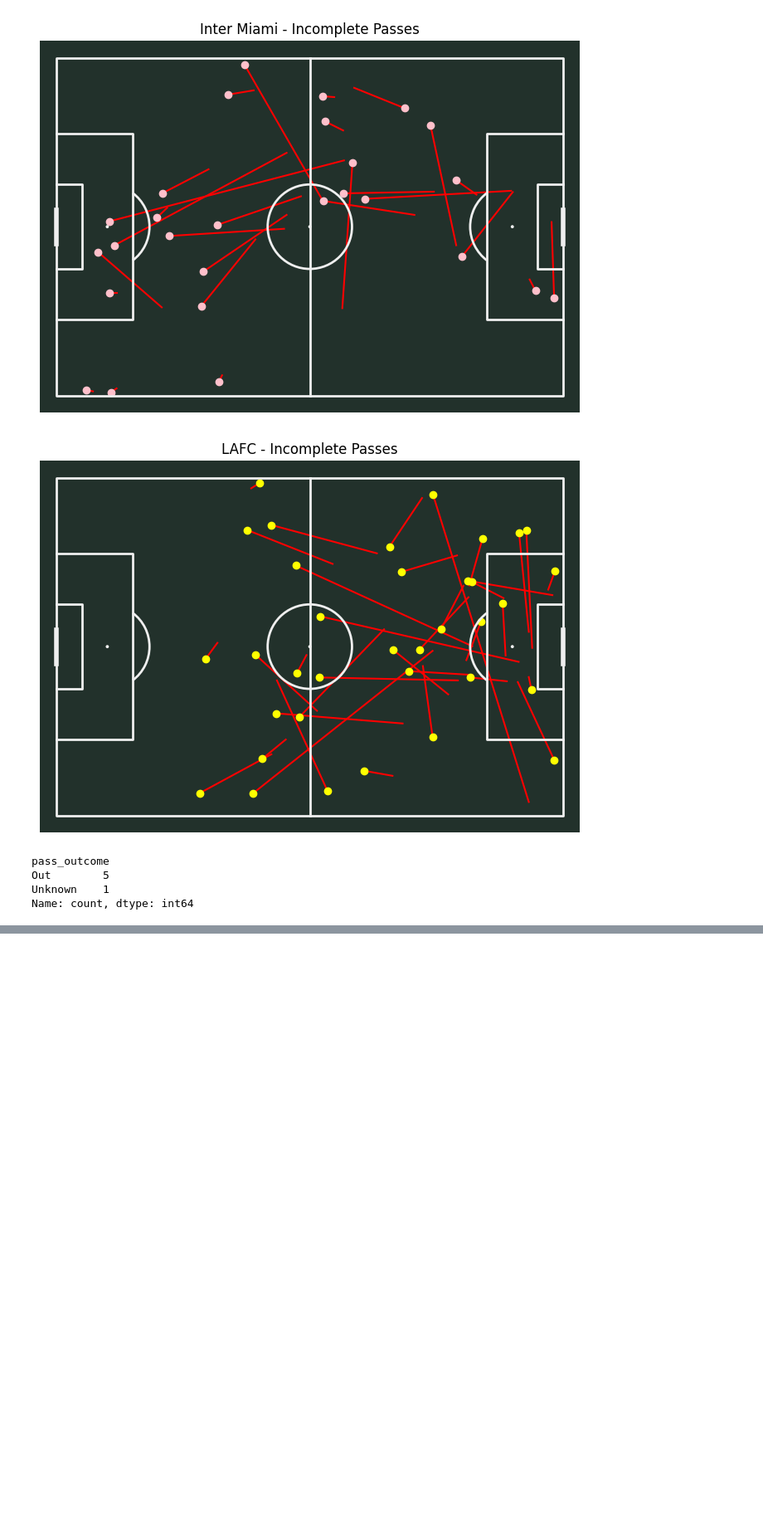
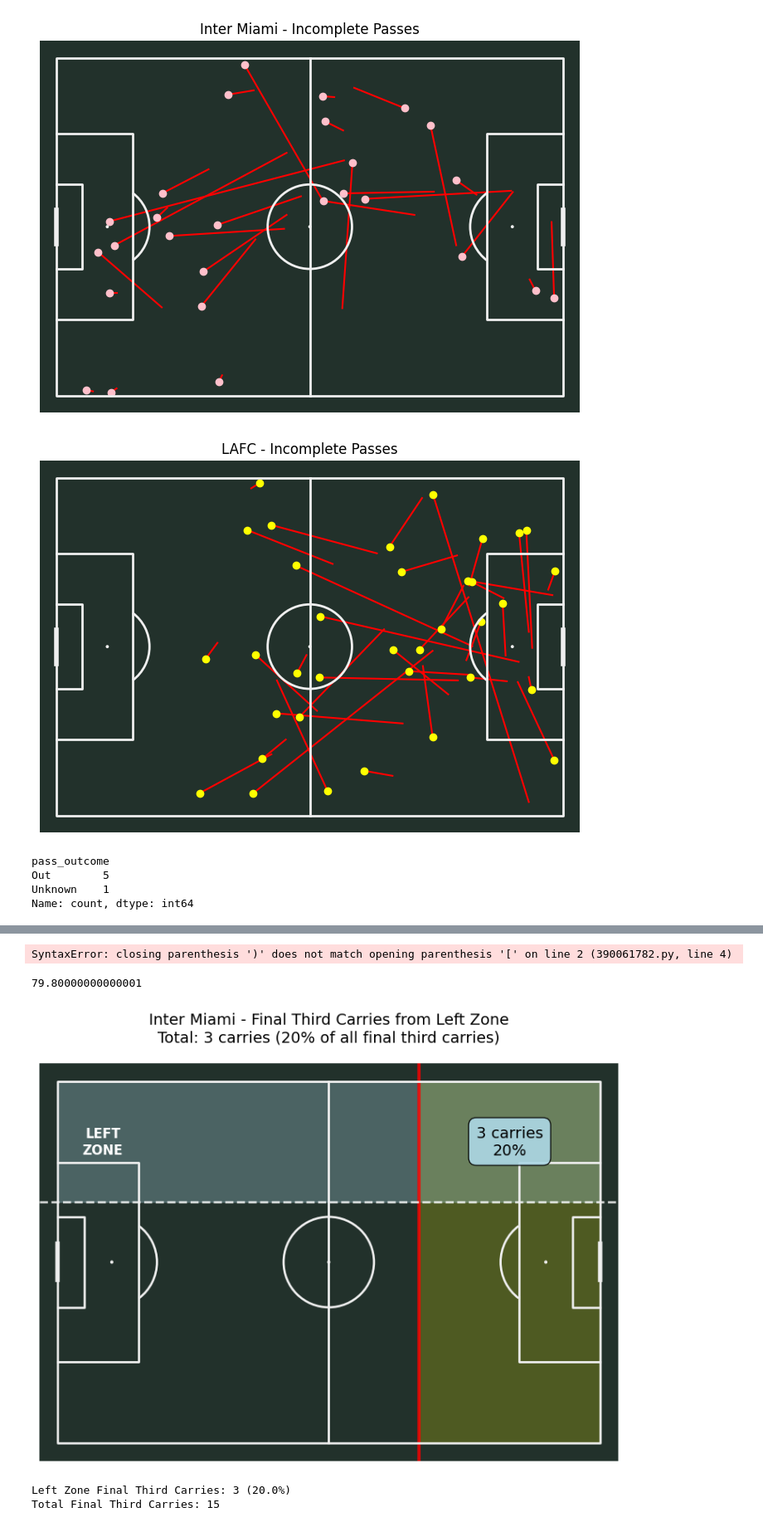
Before and after one commit to der-amit/soccer_plots, a Jupyter notebook: mls_plots.ipynb, the cells around one changed output, grey strips where cells are left out. Shown: that part at 83% size. Drawn from its saved outputs; the diff is of its cells as text; code cells hidden in the pictures; blank space fills up the shorter version.

Commit message:
added zonal carries

```diff
--- a/mls_plots.ipynb
+++ b/mls_plots.ipynb
@@ -456,0 +490,67 @@ Name: count, dtype: int64
+# %%
+fig, ax = pitch.draw(figsize=(8,5))
+carries_left = df_carries[(df_carries['team'] == 'Inter Miami') & (((df_carries['carry_end_x'] > 80) & (df_carries['xstart'] < 80)) & ((df_passes['ystart'] > 0) & (df_passes['ystart'] <= 26.6))
+                                                                   | ((df_carries['carry_end_x'] > 80) & (df_carries['xstart'] < 80)) & (df_passes['ystart'] > 26.6) & (df_passes['ystart'] <= 53.2))
+                          | ((df_carries['carry_end_x'] > 80) & (df_carries['xstart'] < 80)) & (df_passes['ystart'] > 53.2) & (df_passes['ystart'] <= 80))]
+ax.plot((carries_left['xstart'], carries_left['carry_end_x']),
+        (carries_left['ystart'], carries_left['carry_end_y']),
+        color='pink')
+ax.plot(carries_left['xstart'], carries_left['ystart'], 'o', color='pink')
+
+ax.set_title('Inter Miami - Carries into final third on left flank')
+plt.show()
+# %% [output]
+SyntaxError: closing parenthesis ')' does not match opening parenthesis '[' on line 2 (390061782.py, line 4)
+# %%
+53.2+26.6
+# %% [output]
+79.80000000000001
+# %%
+import matplotlib.pyplot as plt
+
+# Filter carries that enter final third from the LEFT ZONE only
+miami_left_final_third = df_carries[(df_carries['team'] == 'Inter Miami') &
+                                   (df_carries['xstart'] < 80) &  # Start outside final third
+                                   (df_carries['carry_end_x'] > 80) &  # End in final third
+                                   (df_carries['ystart'] >= 0) &  # Left zone
+                                   (df_carries['ystart'] <= 26.67)]
+
+# Calculate count and percentage of total final third carries
+total_final_third_carries = len(df_carries[(df_carries['team'] == 'Inter Miami') &
+                                         (df_carries['xstart'] < 80) &
+                                         (df_carries['carry_end_x'] > 80)])
+
+left_count = len(miami_left_final_third)
+left_pct = (left_count / total_final_third_carries) * 100
+
+# Create visualization
+fig, ax = pitch.draw(figsize=(10, 6))
+
+# Highlight the final third area
+ax.axvline(x=80, color='red', linestyle='-', linewidth=3, alpha=0.8)
+ax.fill_betweenx([0, 80], 80, 120, alpha=0.2, color='yellow', label='Final Third')
+
+# Highlight the left zone
+ax.axhline(y=26.67, color='white', linestyle='--', linewidth=2, alpha=0.8)
+ax.fill_between([0, 120], 0, 26.67, alpha=0.3, color='lightblue')
+
+# Add text annotation for left zone
+ax.text(100, 13.33, f'{left_count} carries\n{left_pct:.0f}%',
+       fontsize=14, ha='center', va='center',
+       bbox=dict(boxstyle="round,pad=0.5", facecolor='lightblue', alpha=0.9))
+
+# Add zone label
+ax.text(10, 13.33, 'LEFT\nZONE', fontsize=12, ha='center', va='center',
+       color='white', weight='bold')
+
+ax.set_title(f'Inter Miami - Final Third Carries from Left Zone\nTotal: {left_count} carries ({left_pct:.0f}% of all final third carries)',
+            fontsize=14, pad=20)
+plt.show()
+
+# Print the results
+print(f"Left Zone Final Third Carries: {left_count} ({left_pct:.1f}%)")
+print(f"Total Final Third Carries: {total_final_third_carries}")
+# %% [output]
+[figure, added]
+Left Zone Final Third Carries: 3 (20.0%)
+Total Final Third Carries: 15
```
Also changed, not shown: parts of 6 cells of this notebook.
